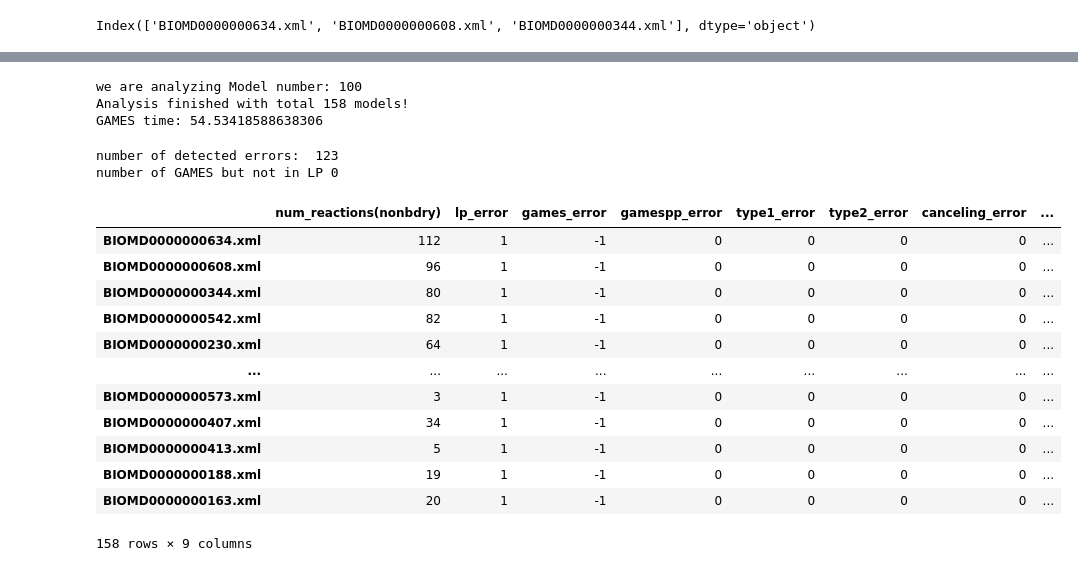
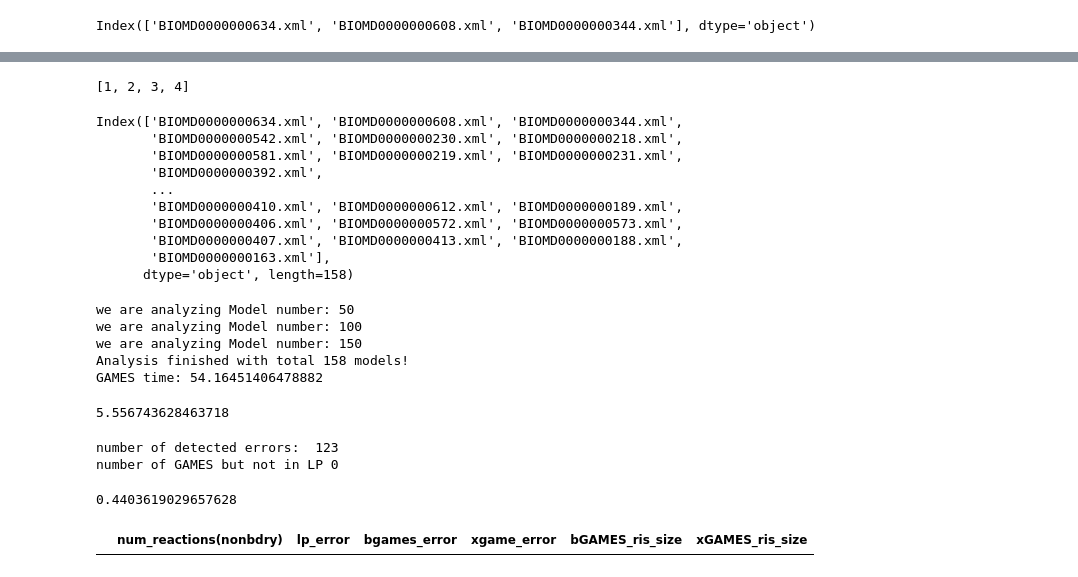
Before and after one commit to ModelEngineering/SBMLLint, a Jupyter notebook: notebooks/run_statistics.ipynb, the cells around one changed output, grey strips where cells are left out. Cells and saved outputs as stored; diff of their text form; code cells hidden in the pictures.

```diff
--- a/notebooks/run_statistics.ipynb
+++ b/notebooks/run_statistics.ipynb
@@ -131,36 +147,65 @@ Index(['BIOMD0000000634.xml', 'BIOMD0000000608.xml', 'BIOMD0000000344.xml'], dty
+# %%
+[1, 2] + [3, 4]
+# %% [output]
+[1, 2, 3, 4]
+# %%
+detected_by_lp = results.loc[results[LP_ERROR]==1,].index
+detected_by_lp
+# %% [output]
+Index(['BIOMD0000000634.xml', 'BIOMD0000000608.xml', 'BIOMD0000000344.xml',
+       'BIOMD0000000542.xml', 'BIOMD0000000230.xml', 'BIOMD0000000218.xml',
+       'BIOMD0000000581.xml', 'BIOMD0000000219.xml', 'BIOMD0000000231.xml',
+       'BIOMD0000000392.xml',
+       ...
+       'BIOMD0000000410.xml', 'BIOMD0000000612.xml', 'BIOMD0000000189.xml',
+       'BIOMD0000000406.xml', 'BIOMD0000000572.xml', 'BIOMD0000000573.xml',
+       'BIOMD0000000407.xml', 'BIOMD0000000413.xml', 'BIOMD0000000188.xml',
+       'BIOMD0000000163.xml'],
+      dtype='object', length=158)
 # %%
 # bGAMES
 simple = SimpleSBML()
 count = 0
+detected_by_lp = results.loc[results[LP_ERROR]==1,].index
+bgames_ris = []
 games_start = time.time()
 # for file in files:
-for file in models_test_by_games:
+for file in detected_by_lp:
   count += 1
-  if (count%100)==0:
+  if (count%50)==0:
     print("we are analyzing Model number:", count)
   try:
     simple.initialize(os.path.join(cn.BIOMODELS_DIR, file))
     m = GAMES_PP(simple)
     if simple.reactions:
       res = m.analyze(simple_games=True, error_details=False, suppress_message=True)
-      results.at[file, GAMES_ERROR] = int(res)
-#       if res:
-#         gr = GAMESReport(m)
-#         summary = m.error_summary
-#         if m.type_one_errors:
+      results.at[file, BGAMES_ERROR] = int(res)
+      if res:
+        gr = GAMESReport(m)
+        summary = m.error_summary
+        if m.type_one_errors:
 #           results.at[file, TYPEI_ERROR] = len(m.type_one_errors)
-#           report, error_num = gr.reportTypeOneError(m.type_one_errors, explain_details=True)
-#         if m.type_two_errors:
+          report, error_num1 = gr.reportTypeOneError(m.type_one_errors, explain_details=True)
+        if m.type_two_errors:
 #           results.at[file, TYPEII_ERROR] = len(m.type_two_errors)
-#           report, error_num = gr.reportTypeTwoError(m.type_two_errors, explain_details=True)
+          report, error_num2 = gr.reportTypeTwoError(m.type_two_errors, explain_details=True)
+        results.at[file, BGAMES_RIS] = np.mean(error_num1 + error_num2)
+        bgames_ris.append(np.mean(error_num1 + error_num2))
   except:
-    results.at[file, GAMES_ERROR] = -1
+    print("issue found when working on error_num!")
+    results.at[file, BGAMES_ERROR] = -1
 games_end = time.time()
 games_time = games_end - games_start
 print("Analysis finished with total %d models!" % count)
 print("GAMES time:", games_time)
 # %% [output]
+we are analyzing Model number: 50
 we are analyzing Model number: 100
+we are analyzing Model number: 150
 Analysis finished with total 158 models!
-GAMES time: 54.53418588638306
+GAMES time: 54.16451406478882
+# %%
+np.mean(bgames_ris)
+# %% [output]
+5.556743628463718
 # %%
@@ -169,19 +214,11 @@ print("number of GAMES but not in LP", len(results[(results[GAMES_ERROR]==1) & (
 # %% [output]
 number of detected errors:  123
 number of GAMES but not in LP 0
+# %%
+games_time / 123
+# %% [output]
+0.4403619029657628
 # %%
-results[results[GAMES_ERROR]==-1]
+results[results[BGAMES_ERROR]==-1]
 # %% [output]
-|  | num_reactions(nonbdry) | lp_error | games_error | gamespp_error | type1_error | type2_error | canceling_error | ... |
-| BIOMD0000000634.xml | 112 | 1 | -1 | 0 | 0 | 0 | 0 | ... |
-| BIOMD0000000608.xml | 96 | 1 | -1 | 0 | 0 | 0 | 0 | ... |
-| BIOMD0000000344.xml | 80 | 1 | -1 | 0 | 0 | 0 | 0 | ... |
-| BIOMD0000000542.xml | 82 | 1 | -1 | 0 | 0 | 0 | 0 | ... |
-| BIOMD0000000230.xml | 64 | 1 | -1 | 0 | 0 | 0 | 0 | ... |
-| ... | ... | ... | ... | ... | ... | ... | ... | ... |
-| BIOMD0000000573.xml | 3 | 1 | -1 | 0 | 0 | 0 | 0 | ... |
-| BIOMD0000000407.xml | 34 | 1 | -1 | 0 | 0 | 0 | 0 | ... |
-| BIOMD0000000413.xml | 5 | 1 | -1 | 0 | 0 | 0 | 0 | ... |
-| BIOMD0000000188.xml | 19 | 1 | -1 | 0 | 0 | 0 | 0 | ... |
-| BIOMD0000000163.xml | 20 | 1 | -1 | 0 | 0 | 0 | 0 | ... |
+|  | num_reactions(nonbdry) | lp_error | bgames_error | xgame_error | bGAMES_ris_size | xGAMES_ris_size |
-158 rows × 9 columns
```
Also changed, not shown: parts of 27 cells of this notebook, 6 other files.
